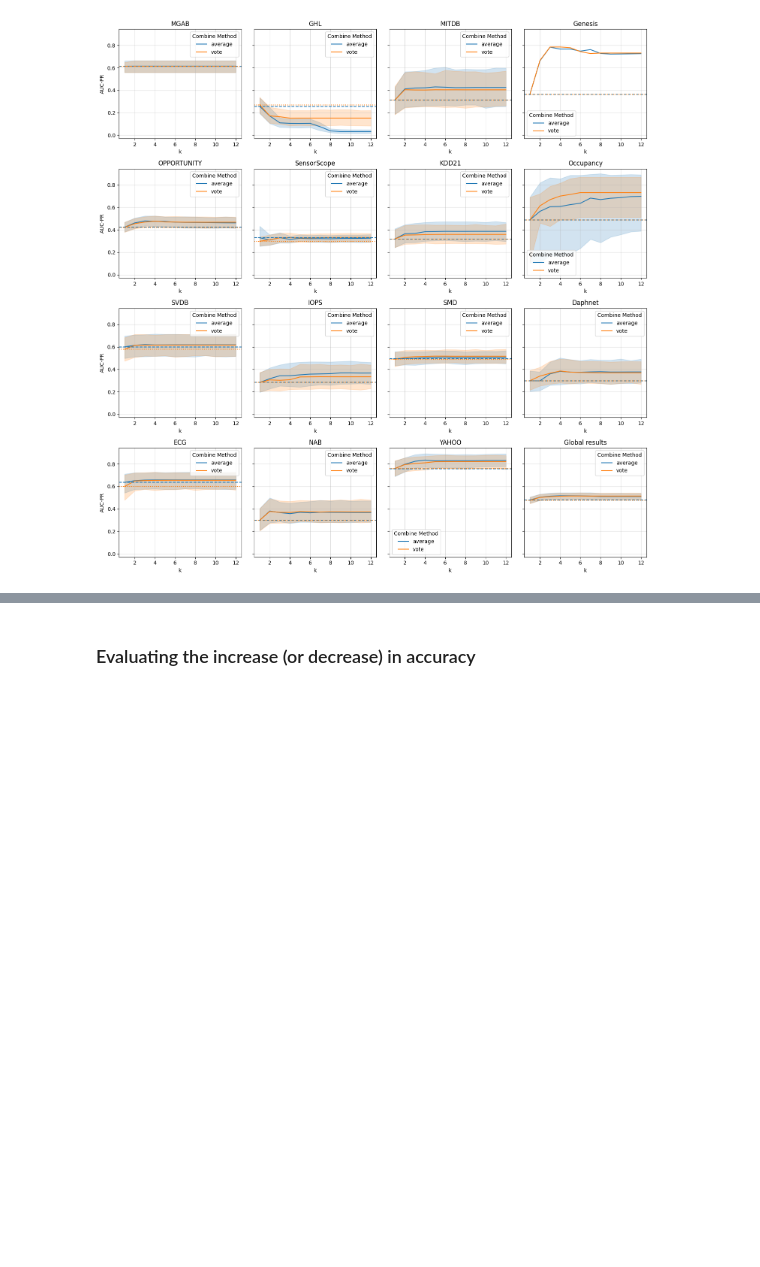
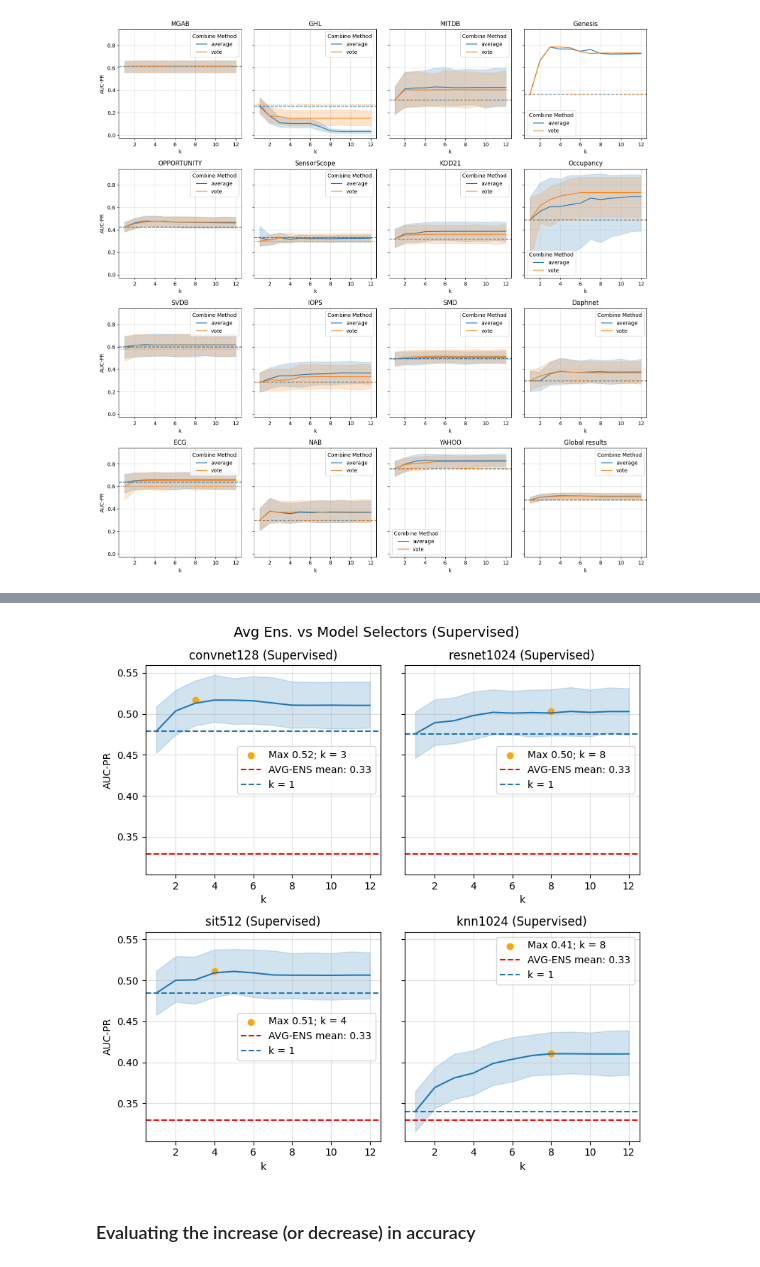
Before and after one commit to sylligardos/MSADv2, a Jupyter notebook: notebooks/accuracy.ipynb, the cells around one changed output, grey strips where cells are left out. Cells and saved outputs as stored; diff of their text form; code cells hidden in the pictures; blank space fills up the shorter version.

```diff
--- a/notebooks/k_analysis_042024.ipynb
+++ b/notebooks/accuracy.ipynb
@@ -232,3 +347,43 @@ plt.show()
+# %%
+# Plot the AUC-PR values in a single plot
+fig, axes = plt.subplots(2, 2, figsize=(8, 8), sharey=True)
+fig.suptitle("Avg Ens. vs Model Selectors (Supervised)", fontsize=14)
+
+# Calculate the average ensemble median value
+avg_ens_mean = avg_ens_means_df['AUC-PR'].mean()
+
+for i, model_selector in enumerate(model_selectors):
+    ax = axes[i//2, i%2]
+
+    # Compute global plot
+    curr_data = df[(df["Model Selector"] == model_selector) & (df["Combine Method"] == "average")]
+
+    # Compute average for k = 1
+    avg_k_1_average = curr_data[(curr_data["k"] == 1)]['AUC-PR'].mean()
+
+    # Plot the data
+    tmp = sns.lineplot(ax=ax, data=curr_data, x="k", y="AUC-PR")
+
+    max_auc_pr_by_k = curr_data.groupby('k')['AUC-PR'].mean()
+    ax.scatter(x=max_auc_pr_by_k.argmax(), y=max_auc_pr_by_k.max(), color='orange', label=f'Max {max_auc_pr_by_k.max():.2f}; k = {max_auc_pr_by_k.argmax()}')
+    # ax.scatter(x=max_auc_pr_by_k.argmax(), y=max_auc_pr_by_k.max(), color='orange', label=f'max value')
+
+    # Draw a horizontal line for the avg_ens_median value
+    ax.axhline(y=avg_ens_mean, color='red', linestyle='dashed', label=f'AVG-ENS mean: {avg_ens_mean:.2f}')
+
+    # Add horizontal lines for averages
+    ax.axhline(y=avg_k_1_average, color='C0', linestyle='dashed', label='k = 1')
+
+    # Customize the plot
+    ax.grid(alpha=0.4)
+    ax.set_title(f"{model_selector} (Supervised)")
+    ax.legend()
+
+plt.tight_layout()
+plt.savefig('/home/sylli/Documents/MSAD-E/reports/figures/global_results_average_supervised.svg')
+plt.show()
+# %% [output]
+[figure, added]
 # %% [markdown]
 ### Evaluating the increase (or decrease) in accuracy
 # %% [markdown]
```
Also changed, not shown: parts of 25 cells of this notebook, 22 other files.
